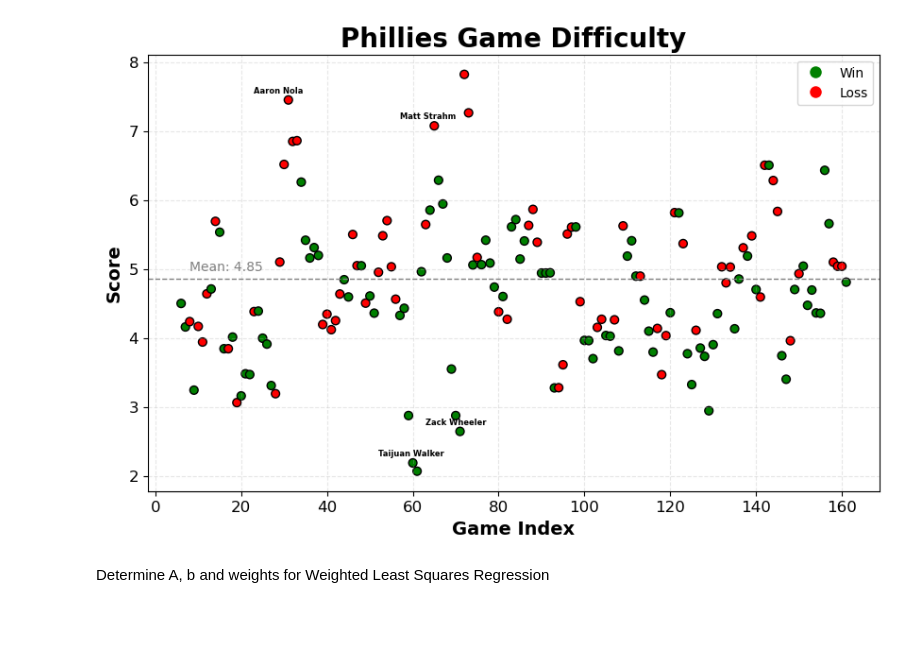
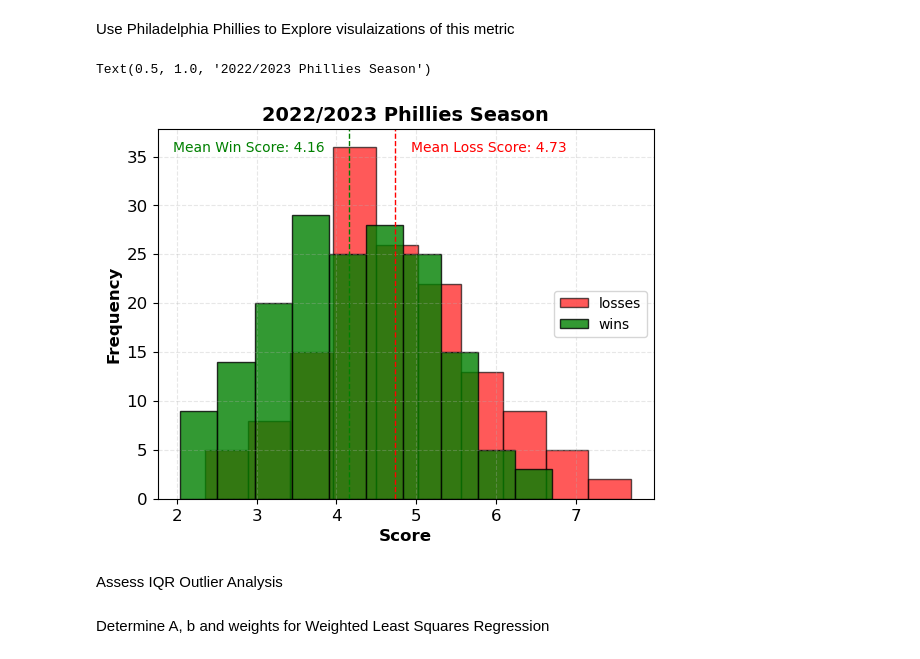
Before and after one commit to conorpwalsh4/LahmanAnalysis, a Jupyter notebook: ballpark_score.ipynb, the cells around one changed output. Cells and saved outputs as stored; diff of their text form; code cells hidden in the pictures; blank space fills up the shorter version.

```diff
--- a/ballpark_score.ipynb
+++ b/ballpark_score.ipynb
@@ -22,12 +26,15 @@ team_data = sql_query(curr_teams_query)
 log_path_2023 = 'C:/Users/conor/Downloads/gl2023/gl2023.txt'
 log_path_2022 = 'C:/Users/conor/Downloads/gl2022/gl2022.txt'
 
-gamelogs_full = pd.read_csv(log_path_2023, header=None)
-gamelogs = pd.concat([gamelogs_full.iloc[:,:13], gamelogs_full.iloc[:,16:19],gamelogs_full.iloc[:,102], gamelogs_full.iloc[:,104]], axis = 1)
+gamelogs_2022 = pd.read_csv(log_path_2022, header=None)
+gamelogs_2023 = pd.read_csv(log_path_2023, header=None)
+gamelogs_2022_2023 = pd.concat([gamelogs_2022, gamelogs_2023])
+gamelogs = pd.concat([gamelogs_2022_2023.iloc[:,:13], gamelogs_2022_2023.iloc[:,16:19],gamelogs_2022_2023.iloc[:,102], gamelogs_2022_2023.iloc[:,104]], axis = 1)
 gamelogs = gamelogs.set_axis(game_log_column_headers, axis = 1)
 
 #Fix Abbreviations
 gamelogs['Visiting Team'] = gamelogs['Visiting Team'].replace(renamed_team)
 gamelogs['Home Team'] = gamelogs['Home Team'].replace(renamed_team)
 
-running_avg_df = get_running_avg_df(gamelogs_=gamelogs, timeframe=6)
+time_window=6 #6 Games for running avergage calculations
+running_avg_df = get_running_avg(gamelogs_=gamelogs, timeframe=time_window)
@@ -51,5 +58,16 @@ gamelogs['Visiting Challenge'] = Difficulty_Score_Away
+# %% [markdown]
+Use Philadelphia Phillies to Explore visulaizations of this metric
 # %%
 phils = gamelogs[(gamelogs['Visiting Team'] == 'PHI') | (gamelogs['Home Team'] == 'PHI')]
+phils = phils.reset_index(drop=True)
+for idx, game in phils.iterrows(): #Remove first 5 games of each season
+    if game['Visiting Team'] == 'PHI':
+        if game['Visiting Team Game Number'] < time_window:
+            phils = phils.drop(index = idx)
+    else:
+         if game['Home Team Game Number'] < time_window:
+            phils = phils.drop(index = idx)
+
 phils = phils.reset_index(drop=True)
 
 phils['Outcome'] = np.where(
@@ -59,12 +77,12 @@ phils['Outcome'] = np.where(
     'loss'
 )
 phils['Opponent'] = np.where( (phils['Home Team'] == 'PHI'), phils['Visiting Team'],phils['Home Team'])
-colors = np.where(phils['Outcome'] == 'win', 'green', 'red').tolist()[6:]
+colors = np.where(phils['Outcome'] == 'win', 'green', 'red').tolist() #
 
 phils['Challenge Score'] = np.where(phils['Home Team'] == 'PHI', phils['Home Challenge'], phils['Visiting Challenge'])
 # %%
 plt.figure(figsize=(10, 6))
-scatter = plt.scatter(phils['Challenge Score'][phils.index >= 6].index, phils['Challenge Score'][phils.index >= 6], c=colors, marker='o', edgecolor='black', s=40, cmap='coolwarm')
+scatter = plt.scatter(phils['Challenge Score'].index, phils['Challenge Score'], c=colors, marker='o', edgecolor='black', s=40, cmap='coolwarm')
 plt.title('Phillies Game Difficulty', fontsize=20, fontweight='bold')
 plt.xlabel('Game Index', fontsize=14,fontweight='bold')
 plt.ylabel('Score', fontsize=14,fontweight='bold')
@@ -84,7 +102,7 @@ mean = phils['Challenge Score'].mean()
 plt.axhline(mean, color='gray', linestyle='dashed', linewidth=1)
 plt.text(25, mean + 0.12, f'Mean: {mean:.2f}', color='gray', ha='right')
 
-temp_df = avoid_overlap(phils[((phils['Challenge Score'] > 6.75)|(phils['Challenge Score'] < 2.75) ) & (phils.index >= 6)])
+temp_df = avoid_overlap(phils[((phils['Challenge Score'] > 6.75)|(phils['Challenge Score'] < 2.75) )])
 for i, row in temp_df.iterrows():
     if row['Home Team'] == 'PHI':
         plt.text(
@@ -104,8 +122,30 @@ for i, row in temp_df.iterrows():
             weight='bold',
             fontsize=6
         )
-# %% [output]
-[figure, removed]
+# %%
+plt.hist(phils['Challenge Score'][ (phils['Outcome']== 'loss')], edgecolor='black', alpha = 0.65, color='red', label='losses')
+plt.hist(phils['Challenge Score'][ (phils['Outcome']== 'win')], edgecolor='black', alpha = 0.8, color='green', label = 'wins')
+plt.xlabel('Score', fontsize=12,fontweight='bold')
+plt.ylabel('Frequency', fontsize=12,fontweight='bold')
+#plt.title('Score Histogram', fontsize=16,fontweight='bold')
+plt.xticks(fontsize=12)
+plt.yticks(fontsize=12)
+plt.grid(True, linestyle='--', alpha=0.3)
+plt.legend(loc='center right')
+loss_mean = np.mean(phils['Challenge Score'][ (phils['Outcome']== 'loss')])
+win_mean = np.mean(phils['Challenge Score'][(phils['Outcome']== 'win')])
+
+# Add mean line
+plt.axvline(loss_mean, color='red', linestyle='dashed', linewidth=1)
+plt.text(loss_mean + 0.2, plt.ylim()[1]*0.94, f'Mean Loss Score: {loss_mean:.2f}', color='red')
+plt.axvline(win_mean, color='green', linestyle='dashed', linewidth=1)
+plt.text(win_mean - 2.2, plt.ylim()[1]*0.94, f'Mean Win Score: {win_mean:.2f}', color='green')
+plt.title('2022/2023 Phillies Season', fontweight='bold', fontsize=14)
+# %% [output]
+Text(0.5, 1.0, '2022/2023 Phillies Season')
+[figure, added]
+# %% [markdown]
+Assess IQR Outlier Analysis
 # %%
 q1 = phils['Challenge Score'].quantile(0.25)
 q3 = phils['Challenge Score'].quantile(0.75)
```
Also changed, not shown: parts of 32 cells of this notebook, 3 other files.
